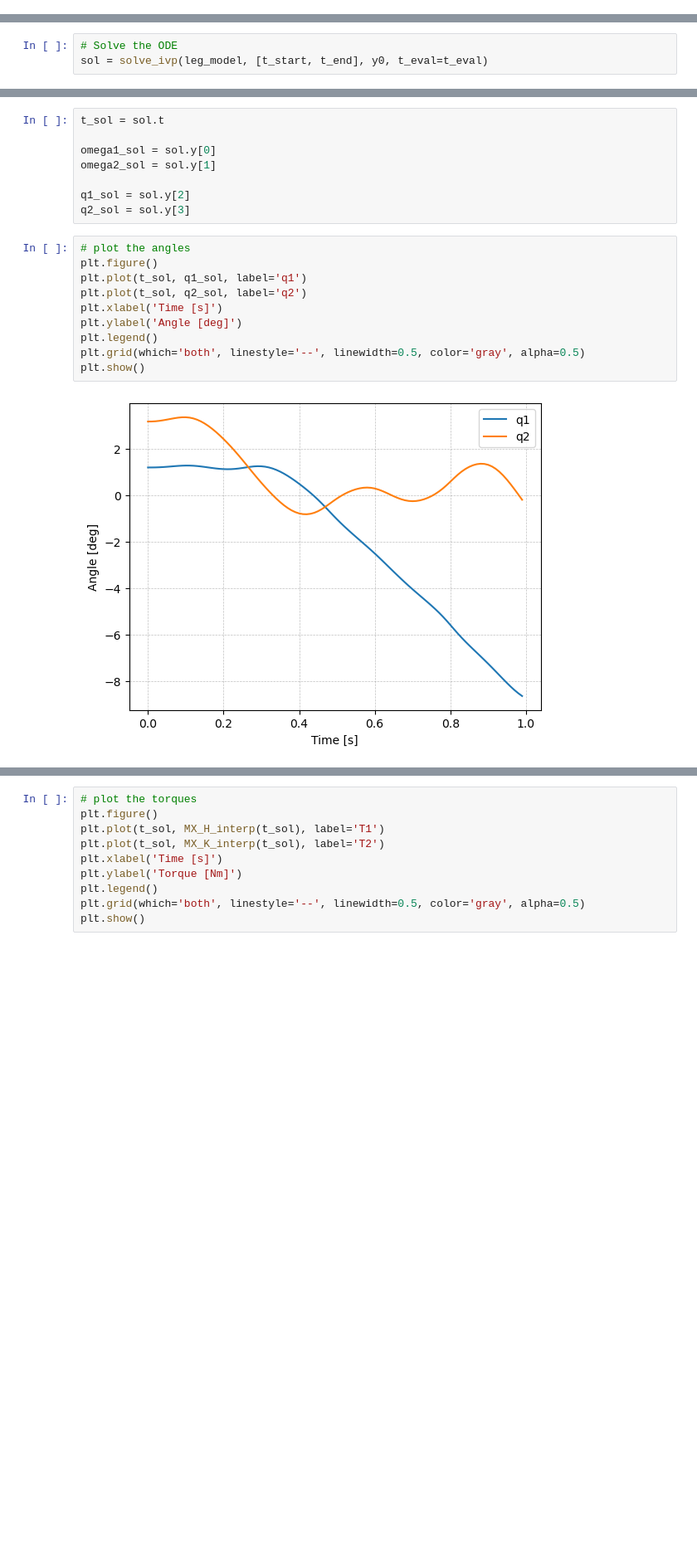
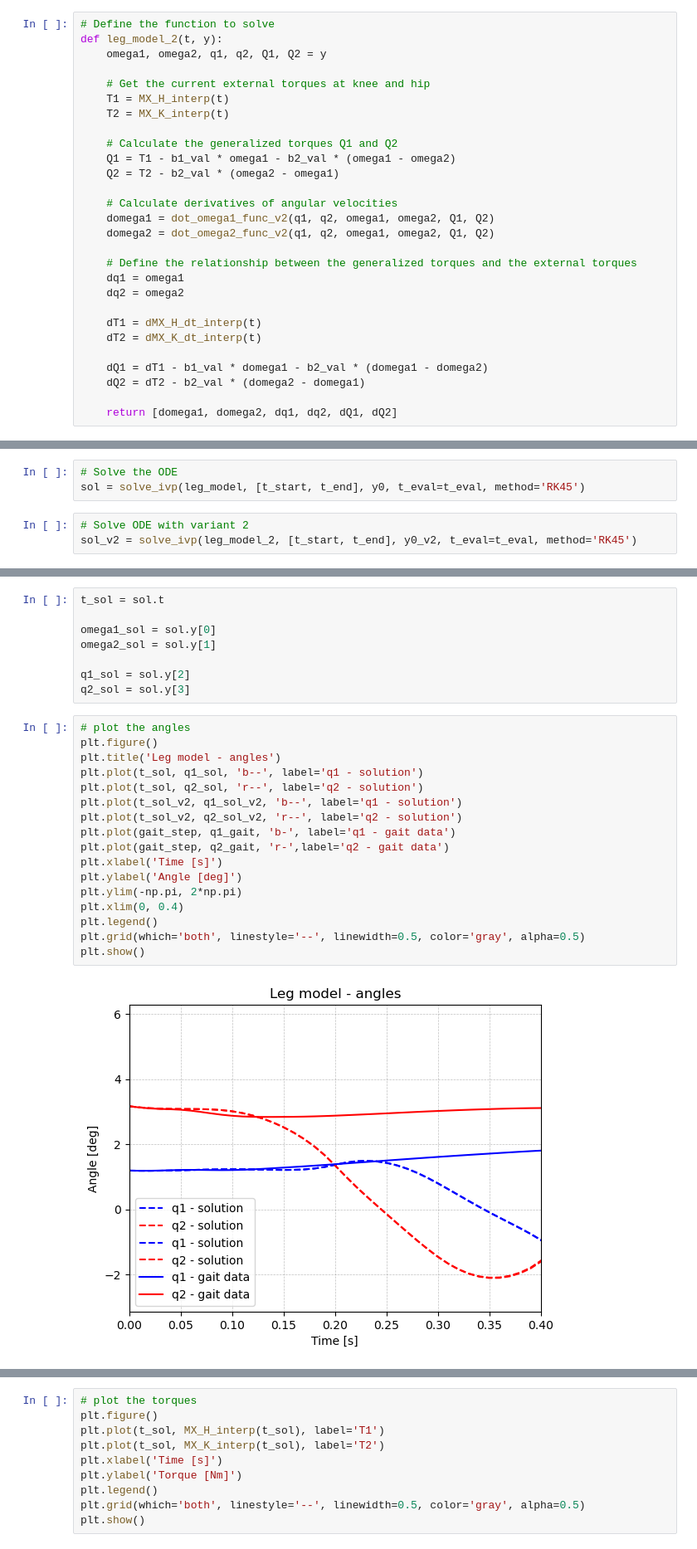
Before and after one commit to whichspaceiam/Computational_Bionics, a Jupyter notebook: Exercise_1/Task-1/task1-1.ipynb, the cells around one changed output, grey strips where cells are left out. Shown at 83% size. Cells and saved outputs as stored; diff of their text form; blank space fills up the shorter version.

```diff
--- a/Exercise_1/Task-1/task1-1.ipynb
+++ b/Exercise_1/Task-1/task1-1.ipynb
@@ -205,0 +298,28 @@ def leg_model(t, y):
+# %%
+# Define the function to solve
+def leg_model_2(t, y):
+    omega1, omega2, q1, q2, Q1, Q2 = y
+
+    # Get the current external torques at knee and hip
+    T1 = MX_H_interp(t)
+    T2 = MX_K_interp(t)
+
+    # Calculate the generalized torques Q1 and Q2
+    Q1 = T1 - b1_val * omega1 - b2_val * (omega1 - omega2)
+    Q2 = T2 - b2_val * (omega2 - omega1)
+
+    # Calculate derivatives of angular velocities
+    domega1 = dot_omega1_func_v2(q1, q2, omega1, omega2, Q1, Q2)
+    domega2 = dot_omega2_func_v2(q1, q2, omega1, omega2, Q1, Q2)
+
+    # Define the relationship between the generalized torques and the external torques
+    dq1 = omega1
+    dq2 = omega2
+
+    dT1 = dMX_H_dt_interp(t)
+    dT2 = dMX_K_dt_interp(t)
+
+    dQ1 = dT1 - b1_val * domega1 - b2_val * (domega1 - domega2)
+    dQ2 = dT2 - b2_val * (domega2 - domega1)
+
+    return [domega1, domega2, dq1, dq2, dQ1, dQ2]
@@ -206,3 +328,6 @@ def leg_model(t, y):
 # %%
 # Solve the ODE
-sol = solve_ivp(leg_model, [t_start, t_end], y0, t_eval=t_eval)
+sol = solve_ivp(leg_model, [t_start, t_end], y0, t_eval=t_eval, method='RK45')
+# %%
+# Solve ODE with variant 2
+sol_v2 = solve_ivp(leg_model_2, [t_start, t_end], y0_v2, t_eval=t_eval, method='RK45')
@@ -217,15 +398,22 @@ q2_sol = sol.y[3]
 # %%
 # plot the angles
 plt.figure()
-plt.plot(t_sol, q1_sol, label='q1')
-plt.plot(t_sol, q2_sol, label='q2')
+plt.title('Leg model - angles')
+plt.plot(t_sol, q1_sol, 'b--', label='q1 - solution')
+plt.plot(t_sol, q2_sol, 'r--', label='q2 - solution')
+plt.plot(t_sol_v2, q1_sol_v2, 'b--', label='q1 - solution')
+plt.plot(t_sol_v2, q2_sol_v2, 'r--', label='q2 - solution')
+plt.plot(gait_step, q1_gait, 'b-', label='q1 - gait data')
+plt.plot(gait_step, q2_gait, 'r-',label='q2 - gait data')
 plt.xlabel('Time [s]')
 plt.ylabel('Angle [deg]')
+plt.ylim(-np.pi, 2*np.pi)
+plt.xlim(0, 0.4)
 plt.legend()
 plt.grid(which='both', linestyle='--', linewidth=0.5, color='gray', alpha=0.5)
 plt.show()
 # %% [output]
-[figure, old version]
+[figure, new version]
 # %%
 # plot the angular velocities
 plt.figure()
```
Also changed, not shown: parts of 26 cells of this notebook, 11 other files.
